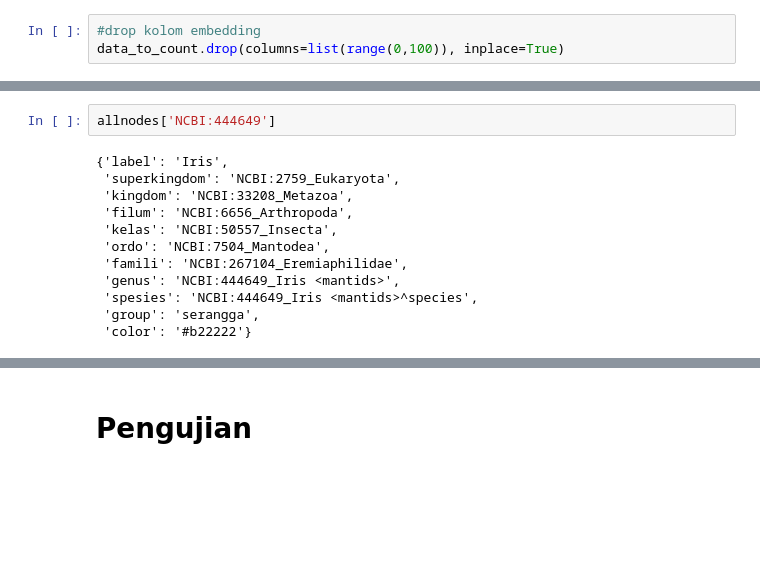
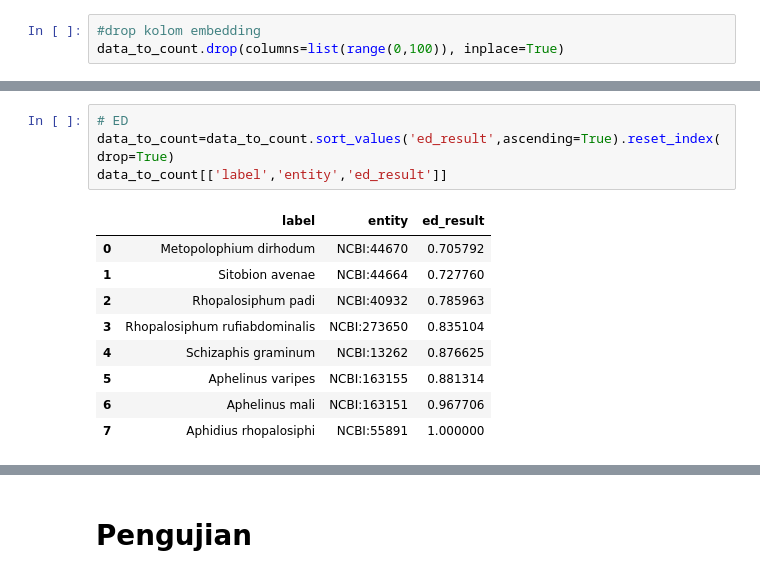
Before and after one commit to kikiraihan/plant-virus-vector, a Jupyter notebook: proses_modulated_7_maret_2023.ipynb, the cells around one changed output, grey strips where cells are left out. Saved outputs shown, nothing was run; the diff lists cells and outputs as text; blank space fills up the shorter version.

```diff
--- a/proses_modulated_7_maret_2023.ipynb
+++ b/proses_modulated_7_maret_2023.ipynb
@@ -630,14 +566,14 @@ data_to_count[['label','entity','ed_result']].sort_values('ed_result',ascending=
-# %%
-allnodes['NCBI:444649']
-# %% [output]
-{'label': 'Iris',
- 'superkingdom': 'NCBI:2759_Eukaryota',
- 'kingdom': 'NCBI:33208_Metazoa',
- 'filum': 'NCBI:6656_Arthropoda',
- 'kelas': 'NCBI:50557_Insecta',
- 'ordo': 'NCBI:7504_Mantodea',
- 'famili': 'NCBI:267104_Eremiaphilidae',
- 'genus': 'NCBI:444649_Iris <mantids>',
- 'spesies': 'NCBI:444649_Iris <mantids>^species',
- 'group': 'serangga',
- 'color': '#b22222'}
+# %%
+# ED
+data_to_count=data_to_count.sort_values('ed_result',ascending=True).reset_index(drop=True)
+data_to_count[['label','entity','ed_result']]
+# %% [output]
+|  | label | entity | ed_result |
+| 0 | Metopolophium dirhodum | NCBI:44670 | 0.705792 |
+| 1 | Sitobion avenae | NCBI:44664 | 0.727760 |
+| 2 | Rhopalosiphum padi | NCBI:40932 | 0.785963 |
+| 3 | Rhopalosiphum rufiabdominalis | NCBI:273650 | 0.835104 |
+| 4 | Schizaphis graminum | NCBI:13262 | 0.876625 |
+| 5 | Aphelinus varipes | NCBI:163155 | 0.881314 |
+| 6 | Aphelinus mali | NCBI:163151 | 0.967706 |
+| 7 | Aphidius rhopalosiphi | NCBI:55891 | 1.000000 |
```
Also changed, not shown: parts of 39 cells of this notebook, 39 other files.
